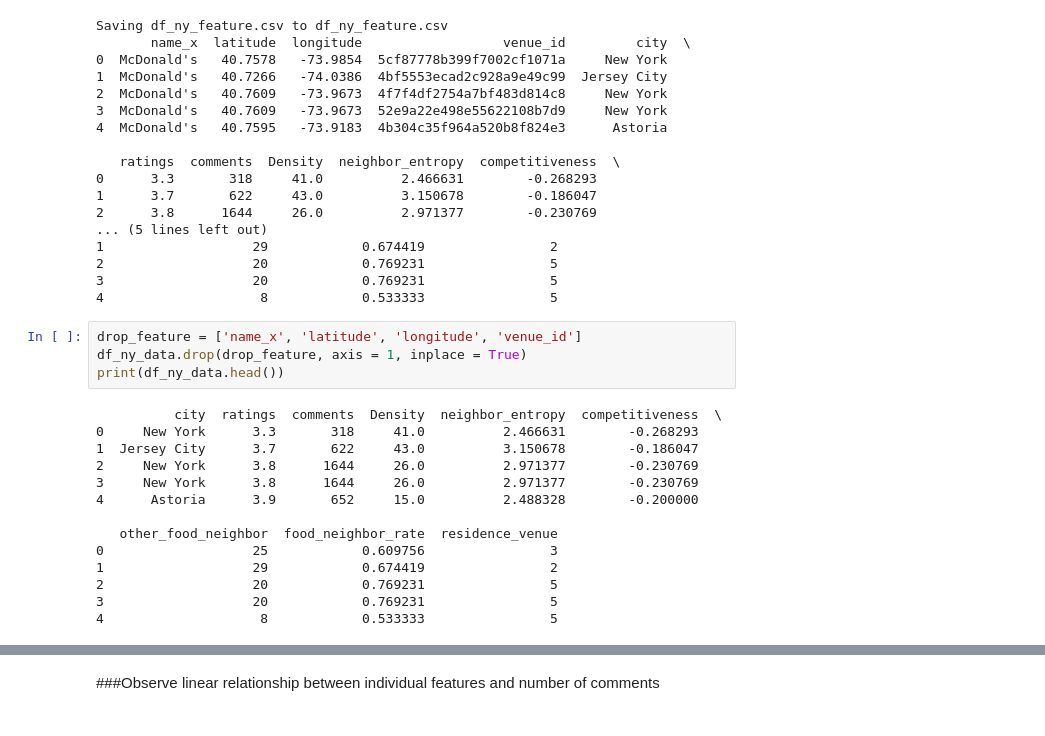
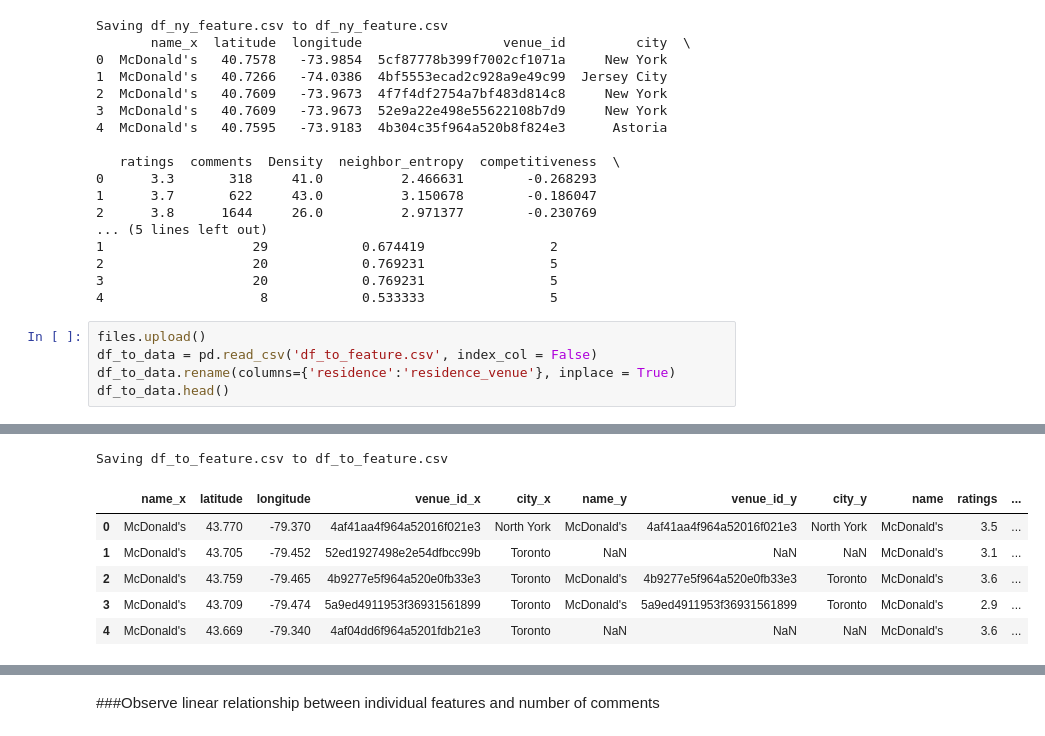
Before and after one commit to laurence-lin/Coursera_Capstone, a Jupyter notebook: Final_Project_EDA.ipynb, the cells around one changed output, grey strips where cells are left out. Cells and saved outputs as stored; diff of their text form.

```diff
--- a/Final_Project_EDA.ipynb
+++ b/Final_Project_EDA.ipynb
@@ -49,21 +50,9 @@ Saving df_ny_feature.csv to df_ny_feature.csv
 2                   20            0.769231                5
 3                   20            0.769231                5
 4                    8            0.533333                5
-# %%
-drop_feature = ['name_x', 'latitude', 'longitude', 'venue_id']
-df_ny_data.drop(drop_feature, axis = 1, inplace = True)
-print(df_ny_data.head())
-# %% [output]
-          city  ratings  comments  Density  neighbor_entropy  competitiveness  \
-0     New York      3.3       318     41.0          2.466631        -0.268293
-1  Jersey City      3.7       622     43.0          3.150678        -0.186047
-2     New York      3.8      1644     26.0          2.971377        -0.230769
-3     New York      3.8      1644     26.0          2.971377        -0.230769
-4      Astoria      3.9       652     15.0          2.488328        -0.200000
-
-   other_food_neighbor  food_neighbor_rate  residence_venue
-0                   25            0.609756                3
-1                   29            0.674419                2
-2                   20            0.769231                5
-3                   20            0.769231                5
-4                    8            0.533333                5
+# %%
+files.upload()
+df_to_data = pd.read_csv('df_to_feature.csv', index_col = False)
+df_to_data.rename(columns={'residence':'residence_venue'}, inplace = True)
+df_to_data.head()
+# %% [output]
@@ -69,0 +60,7 @@ print(df_ny_data.head())
+Saving df_to_feature.csv to df_to_feature.csv
+|  | name_x | latitude | longitude | venue_id_x | city_x | name_y | venue_id_y | city_y | name | ratings | ... |
+| 0 | McDonald's | 43.770 | -79.370 | 4af41aa4f964a52016f021e3 | North York | McDonald's | 4af41aa4f964a52016f021e3 | North York | McDonald's | 3.5 | ... |
+| 1 | McDonald's | 43.705 | -79.452 | 52ed1927498e2e54dfbcc99b | Toronto | NaN | NaN | NaN | McDonald's | 3.1 | ... |
+| 2 | McDonald's | 43.759 | -79.465 | 4b9277e5f964a520e0fb33e3 | Toronto | McDonald's | 4b9277e5f964a520e0fb33e3 | Toronto | McDonald's | 3.6 | ... |
+| 3 | McDonald's | 43.709 | -79.474 | 5a9ed4911953f36931561899 | Toronto | McDonald's | 5a9ed4911953f36931561899 | Toronto | McDonald's | 2.9 | ... |
+| 4 | McDonald's | 43.669 | -79.340 | 4af04dd6f964a5201fdb21e3 | Toronto | NaN | NaN | NaN | McDonald's | 3.6 | ... |
```
Also changed, not shown: parts of 34 cells of this notebook.
